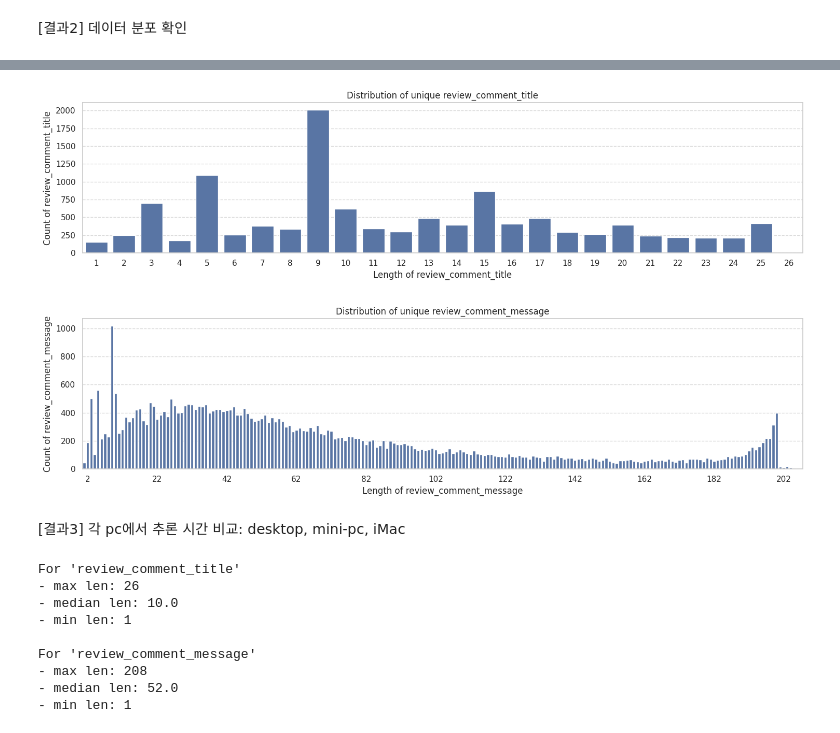
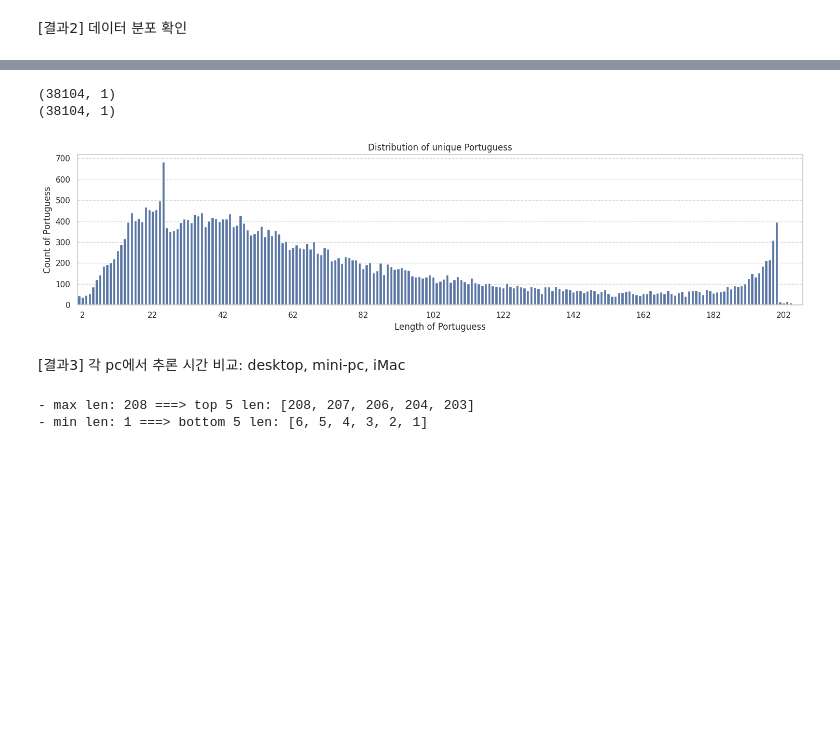
Before and after one commit to jmhwang-dev/e-commerce, a Jupyter notebook: eda/review/run.ipynb, the cells around one changed output, grey strips where cells are left out. Cells and saved outputs as stored; diff of their text form; code cells hidden in the pictures; blank space fills up the shorter version.

```diff
--- a/eda/review/run.ipynb
+++ b/eda/review/run.ipynb
@@ -36,44 +80,40 @@ Size of preprocessed reviews: (42609, 3)
+# %%
+# 2번 방법으로 해결
+all_df = pd.read_csv("../../translate/artifact/all_portuguess.txt", header=None, keep_default_na=False)
+all_df.rename(columns={0: "Portuguess"}, inplace=True)
+print(all_df.shape)
+print(all_df.dropna().shape)
+# %% [output]
+(38104, 1)
+(38104, 1)
 # %%
-def show_dist(df_:pd.DataFrame, target_cols:List):
-    for col in target_cols:
-        unique_values = df_[[col]].dropna()
-        unique_values['len'] = unique_values[col].str.len()
-        data_to_plot = unique_values.groupby('len').count()
+col = "Portuguess"
+all_df['len'] = all_df[col].str.len()
+data_to_plot = all_df.groupby('len').count()
 
-        plt.figure(figsize=(15, 4))
-        sns.barplot(x=data_to_plot.index, y=col, data=data_to_plot)
-        plt.title(f"Distribution of unique {col}")
-        plt.xlabel(f'Length of {col}')
-        plt.ylabel(f'Count of {col}')
-        plt.xticks(rotation=0)
-        if len(data_to_plot) > 40:
-            plt.xticks(range(unique_values['len'].min(), unique_values['len'].max(), 20))
-        plt.grid(axis='y', linestyle='--', alpha=0.7)
-        plt.tight_layout()
-        plt.show()
+plt.figure(figsize=(15, 4))
+sns.barplot(x=data_to_plot.index, y=col, data=data_to_plot)
+plt.title(f"Distribution of unique {col}")
+plt.xlabel(f'Length of {col}')
+plt.ylabel(f'Count of {col}')
+plt.xticks(rotation=0)
+if len(data_to_plot) > 40:
+    plt.xticks(range(all_df['len'].min(), all_df['len'].max(), 20))
+plt.grid(axis='y', linestyle='--', alpha=0.7)
+plt.tight_layout()
+plt.show()
+# %% [output]
+[figure, added]
-# %%
-show_dist(pp_review_df, target_cols)
-# %% [output]
-[figure, removed]
-[figure, removed]
 # %% [markdown]
 [결과3] 각 pc에서 추론 시간 비교: desktop, mini-pc, iMac
 # %%
-for col in target_cols:
-    unique_values = pp_review_df[[col]].dropna()
-    unique_values['len'] = unique_values[col].str.len()
-    print(f"For '{col}'")
-    print(f"- max len: {unique_values['len'].max()}")
-    print(f"- median len: {unique_values['len'].median()}")
-    print(f"- min len: {unique_values['len'].min()}")
-    print()
+len_list = data_to_plot.index.to_list()
+len_list.sort(reverse=True)
+min_len_list = len_list[-6:]
+max_len_list = len_list[:5]
+
+print(f"- max len: {all_df['len'].max()} ===> top 5 len: {max_len_list}")
+print(f"- min len: {all_df['len'].min()} ===> bottom 5 len: {min_len_list}")
 # %% [output]
-For 'review_comment_title'
-- max len: 26
-- median len: 10.0
-- min len: 1
-
-For 'review_comment_message'
-- max len: 208
-- median len: 52.0
-- min len: 1
+- max len: 208 ===> top 5 len: [208, 207, 206, 204, 203]
+- min len: 1 ===> bottom 5 len: [6, 5, 4, 3, 2, 1]
```
Also changed, not shown: parts of 11 cells of this notebook, 1 other file.
